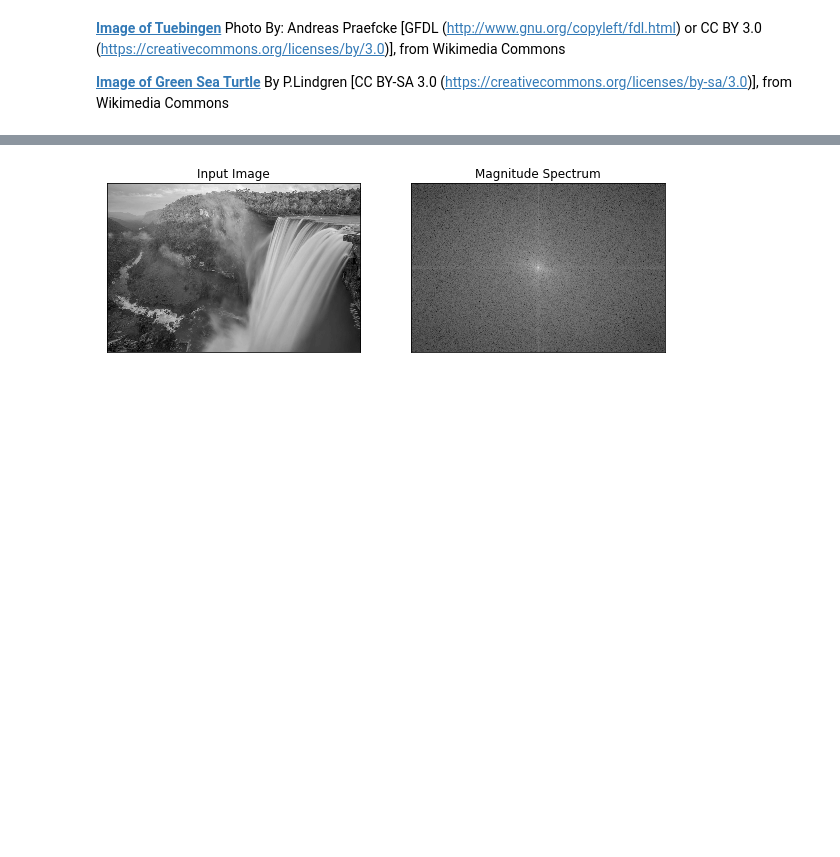
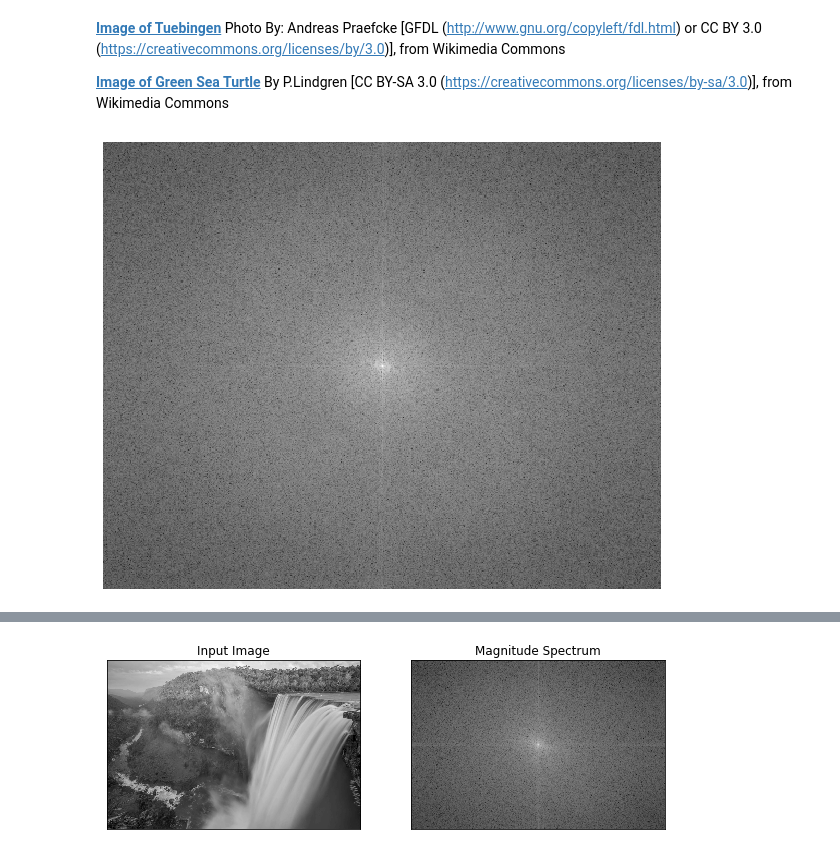
Before and after one commit to telenovelachuan/digital_image_processing, a Jupyter notebook: final_project/deep_learning.ipynb, the cells around one changed output, grey strips where cells are left out. Drawn from its saved outputs; the diff is of its cells as text; code cells hidden in the pictures; blank space fills up the shorter version.

```diff
--- a/final_project/deep_learning.ipynb
+++ b/final_project/deep_learning.ipynb
@@ -484,3 +482,13 @@ Photo By: Andreas Praefcke [GFDL (http://www.gnu.org/copyleft/fdl.html) or CC BY
 
 **[Image of Green Sea Turtle](https://commons.wikimedia.org/wiki/File:Green_Sea_Turtle_grazing_seagrass.jpg)**
 By P.Lindgren [CC BY-SA 3.0 (https://creativecommons.org/licenses/by-sa/3.0)], from Wikimedia Commons
+# %%
+img = color.rgb2gray(io.imread('outputs/images/sunflower_45_spec.jpg'))
+f = np.fft.fft2(img)
+fshift = np.fft.fftshift(f)
+magnitude_spectrum = 20*np.log(np.abs(fshift))
+plt.imshow(magnitude_spectrum, cmap = 'gray')
+plt.axis('off')
+plt.savefig('spectrums/output_fs_sunflower.jpg')
+# %% [output]
+[figure, added]
```
Also changed, not shown: parts of 2 cells of this notebook, 16 other files.
